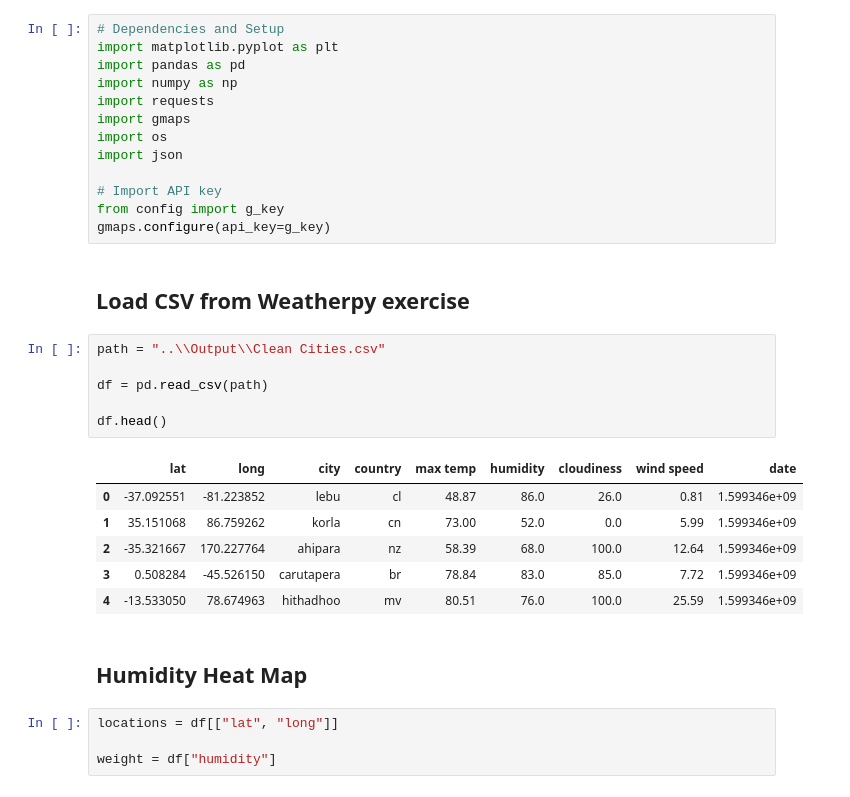
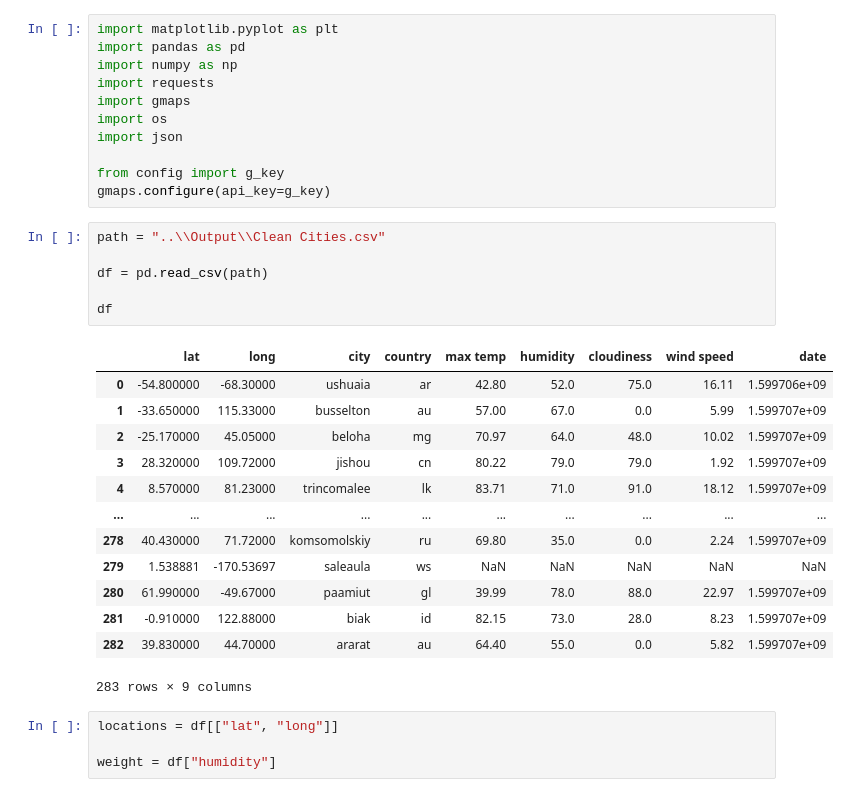
Before and after one commit to RoLDT/python-api-challenge, a Jupyter notebook: VacationPy/VacationPy.ipynb, the cells around one changed output. Cells and saved outputs as stored; diff of their text form.

```diff
--- a/VacationPy/VacationPy.ipynb
+++ b/VacationPy/VacationPy.ipynb
@@ -1,5 +1,4 @@
 # %%
-# Dependencies and Setup
 import matplotlib.pyplot as plt
 import pandas as pd
 import numpy as np
@@ -8,26 +7,28 @@ import gmaps
 import os
 import json
 
-# Import API key
 from config import g_key
 gmaps.configure(api_key=g_key)
-# %% [markdown]
-## Load CSV from Weatherpy exercise
 # %%
 path = "..\\Output\\Clean Cities.csv"
 
 df = pd.read_csv(path)
 
-df.head()
+df
 # %% [output]
 |  | lat | long | city | country | max temp | humidity | cloudiness | wind speed | date |
-| 0 | -37.092551 | -81.223852 | lebu | cl | 48.87 | 86.0 | 26.0 | 0.81 | 1.599346e+09 |
-| 1 | 35.151068 | 86.759262 | korla | cn | 73.00 | 52.0 | 0.0 | 5.99 | 1.599346e+09 |
-| 2 | -35.321667 | 170.227764 | ahipara | nz | 58.39 | 68.0 | 100.0 | 12.64 | 1.599346e+09 |
-| 3 | 0.508284 | -45.526150 | carutapera | br | 78.84 | 83.0 | 85.0 | 7.72 | 1.599346e+09 |
-| 4 | -13.533050 | 78.674963 | hithadhoo | mv | 80.51 | 76.0 | 100.0 | 25.59 | 1.599346e+09 |
+| 0 | -54.800000 | -68.30000 | ushuaia | ar | 42.80 | 52.0 | 75.0 | 16.11 | 1.599706e+09 |
+| 1 | -33.650000 | 115.33000 | busselton | au | 57.00 | 67.0 | 0.0 | 5.99 | 1.599707e+09 |
+| 2 | -25.170000 | 45.05000 | beloha | mg | 70.97 | 64.0 | 48.0 | 10.02 | 1.599707e+09 |
+| 3 | 28.320000 | 109.72000 | jishou | cn | 80.22 | 79.0 | 79.0 | 1.92 | 1.599707e+09 |
+| 4 | 8.570000 | 81.23000 | trincomalee | lk | 83.71 | 71.0 | 91.0 | 18.12 | 1.599707e+09 |
+| ... | ... | ... | ... | ... | ... | ... | ... | ... | ... |
+| 278 | 40.430000 | 71.72000 | komsomolskiy | ru | 69.80 | 35.0 | 0.0 | 2.24 | 1.599707e+09 |
+| 279 | 1.538881 | -170.53697 | saleaula | ws | NaN | NaN | NaN | NaN | NaN |
+| 280 | 61.990000 | -49.67000 | paamiut | gl | 39.99 | 78.0 | 88.0 | 22.97 | 1.599707e+09 |
+| 281 | -0.910000 | 122.88000 | biak | id | 82.15 | 73.0 | 28.0 | 8.23 | 1.599707e+09 |
+| 282 | 39.830000 | 44.70000 | ararat | au | 64.40 | 55.0 | 0.0 | 5.82 | 1.599707e+09 |
+283 rows × 9 columns
-# %% [markdown]
-## Humidity Heat Map
 # %%
 locations = df[["lat", "long"]]
 
```
Also changed, not shown: parts of 15 cells of this notebook, 14 other files.
